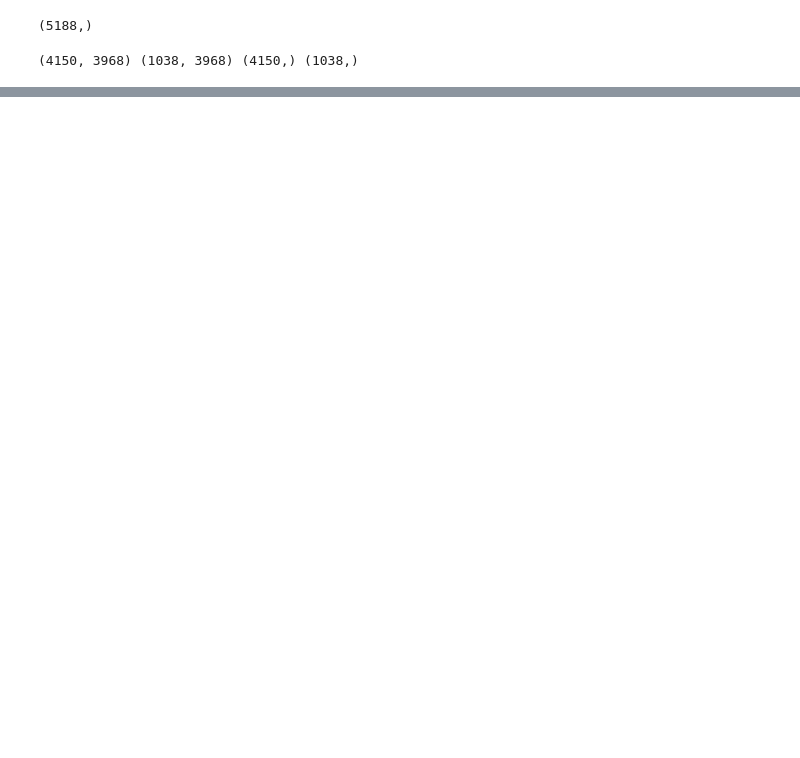
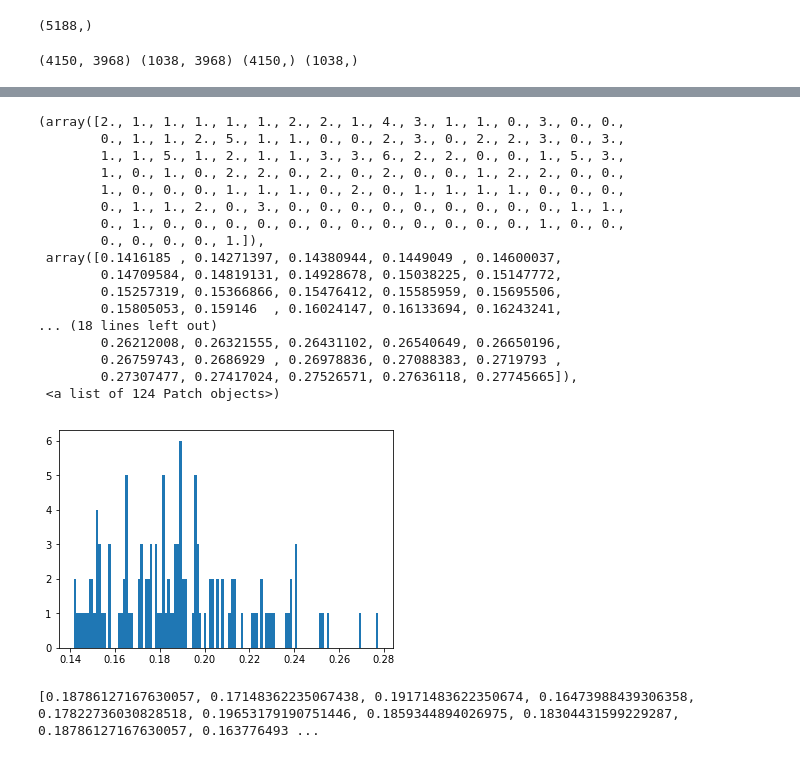
Before and after one commit to naitik-dodia/Object-Recognition-using-EEG-brain-data, a Jupyter notebook: LDA2.ipynb, the cells around one changed output, grey strips where cells are left out. Saved outputs shown, nothing was run; the diff lists cells and outputs as text; code cells hidden in the pictures; blank space fills up the shorter version.

```diff
--- a/LDA2.ipynb
+++ b/LDA2.ipynb
@@ -52,3 +52,13 @@ y_train, y_test = cat_labels[training_idx], cat_labels[test_idx]
+# %%
+def split_sampling2D(matrix, cat_labels, k = 0.8):
+    n = matrix.shape[0]
+    indices = np.random.permutation(n)
+    training_idx, test_idx = indices[:int(k*n)], indices[int(k*n):]
+    #print(int(k*n))
+    x_train, x_test = matrix[training_idx,:], matrix[test_idx,:]
+    y_train, y_test = cat_labels[training_idx], cat_labels[test_idx]
+    #print(indices)
+    return x_train, y_train, x_test, y_test
 # %%
 print(str(x_train.shape)+" "+str(x_test.shape)+" "+str(y_train.shape)+" "+str(y_test.shape))
 # %% [output]
@@ -93,0 +132,46 @@ accuracy_score(linear_svm_pred,y_test)
+# %%
+sh0 = electrode.shape[0];
+sh1 = electrode.shape[1];
+sh2 = electrode.shape[2];
+acc = [];
+for l in range(sh0):
+    x_tr = []; y_tr = [];
+    for i in range(sh2):
+        temp = [];
+        for k in range(sh1):
+            temp.append(electrode[l][k][i]);
+        x_tr.append(temp);
+        y_tr.append(cat_labels[i])
+    x_tr = np.array(x_tr)
+    y_tr = np.array(y_tr)
+    # use x_tr & y_tr to get accuracy and store it in acc_score
+    x_train, y_train, x_test, y_test = split_sampling2D(x_tr, y_tr)
+    acc_score = lda_with_shrinkage(x_train, y_train, x_test, y_test)
+    acc.append(acc_score);
+# you have acc as 2D matrix (of size 124) with every value denoting accuracy accordingly.
+# Plot graph of accuracy.
+# %%
+plt.hist(acc, bins = 124)
+# %% [output]
+(array([2., 1., 1., 1., 1., 1., 2., 2., 1., 4., 3., 1., 1., 0., 3., 0., 0.,
+        0., 1., 1., 2., 5., 1., 1., 0., 0., 2., 3., 0., 2., 2., 3., 0., 3.,
+        1., 1., 5., 1., 2., 1., 1., 3., 3., 6., 2., 2., 0., 0., 1., 5., 3.,
+        1., 0., 1., 0., 2., 2., 0., 2., 0., 2., 0., 0., 1., 2., 2., 0., 0.,
+        1., 0., 0., 0., 1., 1., 1., 0., 2., 0., 1., 1., 1., 1., 0., 0., 0.,
+        0., 1., 1., 2., 0., 3., 0., 0., 0., 0., 0., 0., 0., 0., 0., 1., 1.,
+        0., 1., 0., 0., 0., 0., 0., 0., 0., 0., 0., 0., 0., 0., 1., 0., 0.,
+        0., 0., 0., 0., 1.]),
+ array([0.1416185 , 0.14271397, 0.14380944, 0.1449049 , 0.14600037,
+        0.14709584, 0.14819131, 0.14928678, 0.15038225, 0.15147772,
+        0.15257319, 0.15366866, 0.15476412, 0.15585959, 0.15695506,
+        0.15805053, 0.159146  , 0.16024147, 0.16133694, 0.16243241,
+... (18 lines left out)
+        0.26212008, 0.26321555, 0.26431102, 0.26540649, 0.26650196,
+        0.26759743, 0.2686929 , 0.26978836, 0.27088383, 0.2719793 ,
+        0.27307477, 0.27417024, 0.27526571, 0.27636118, 0.27745665]),
+ <a list of 124 Patch objects>)
+[figure, added]
+# %%
+print(acc)
+# %% [output]
+[0.18786127167630057, 0.17148362235067438, 0.19171483622350674, 0.16473988439306358, 0.17822736030828518, 0.19653179190751446, 0.1859344894026975, 0.18304431599229287, 0.18786127167630057, 0.163776493 ...
```
Also changed, not shown: parts of 16 cells of this notebook.
